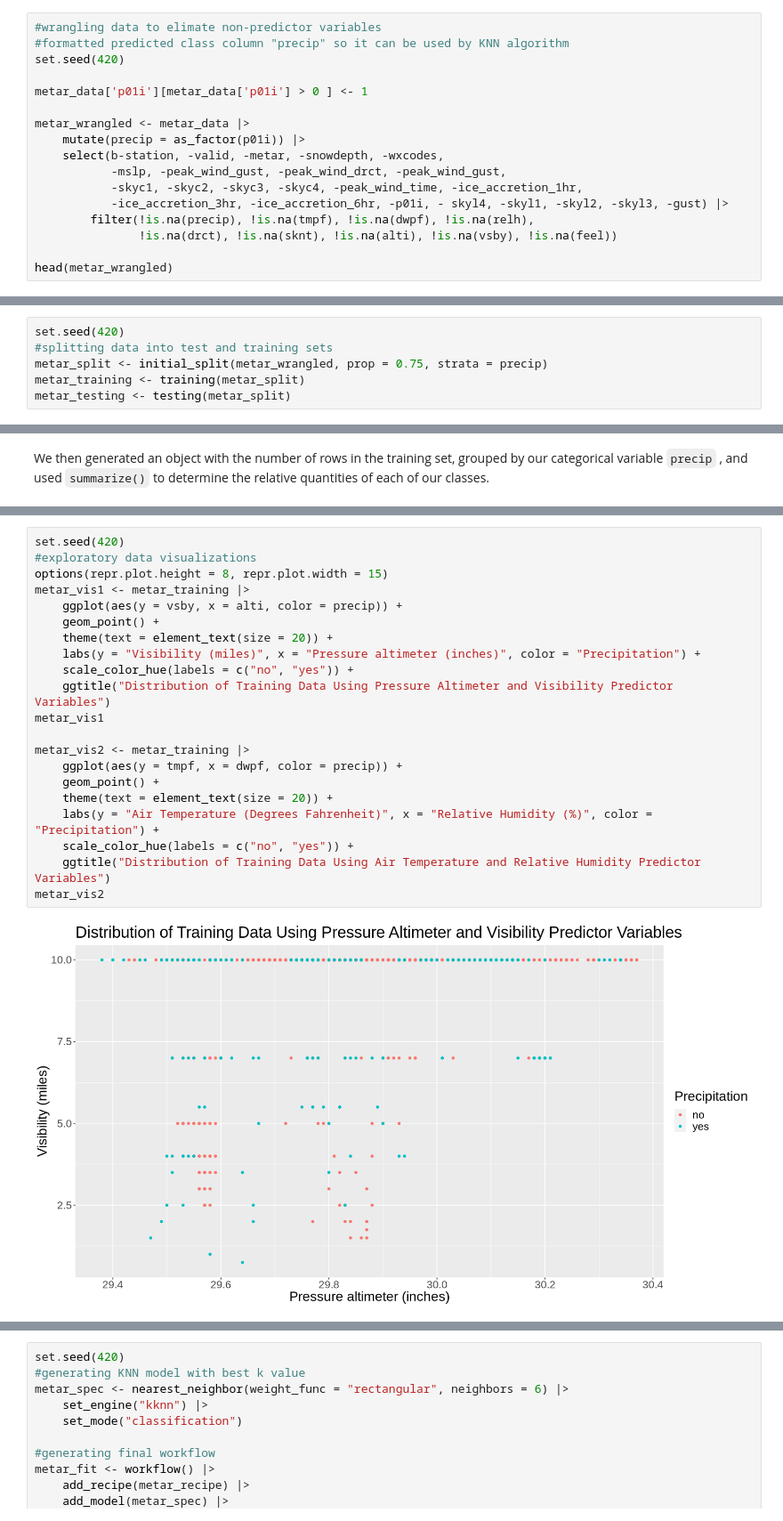
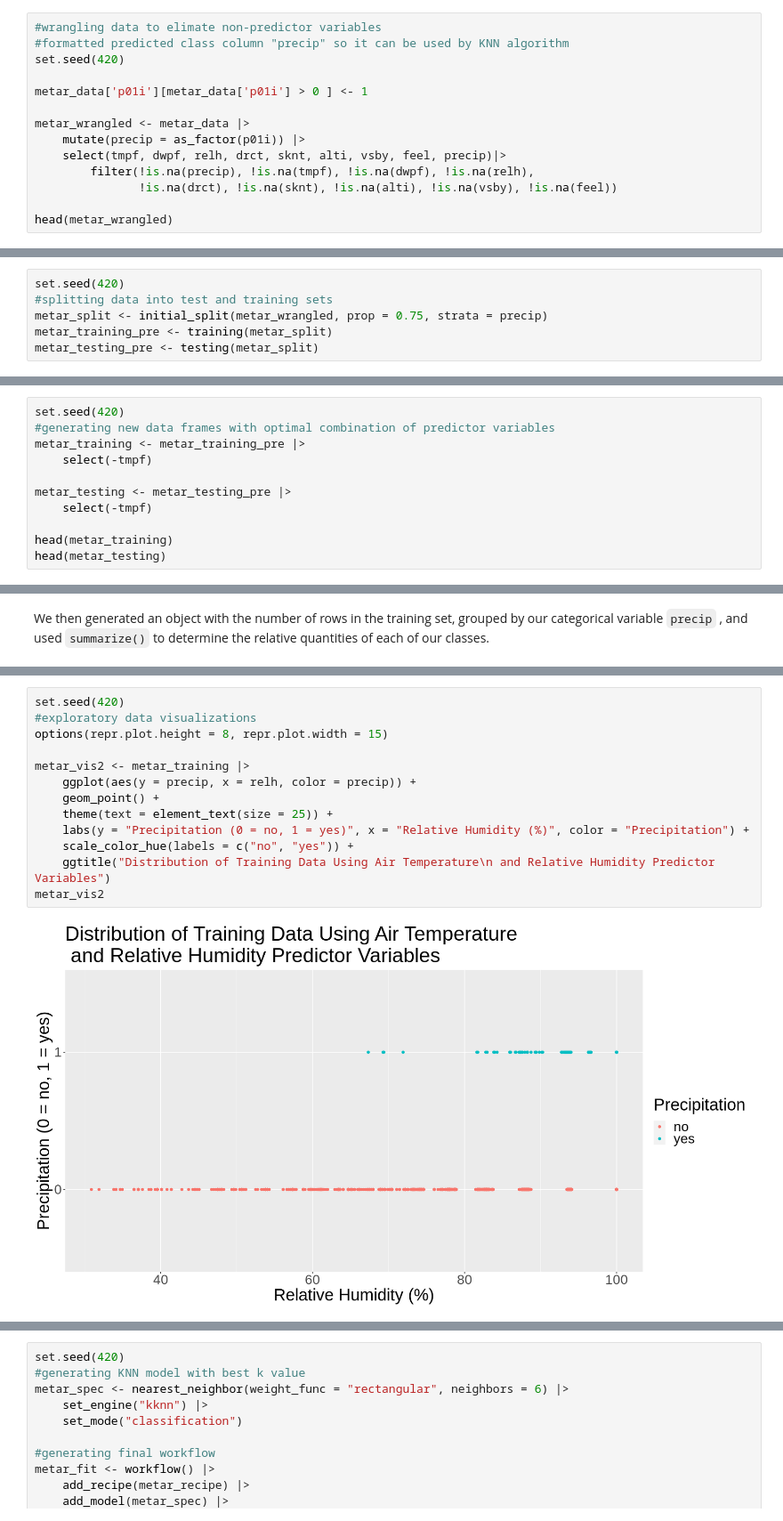
Before and after one commit to joobjoobsi/DSCI-group-44-project, a Jupyter notebook: GroupProject.ipynb, the cells around one changed output, grey strips where cells are left out. Shown: that part at 89% size. Saved outputs shown, nothing was run; the diff lists cells and outputs as text.

```diff
--- a/GroupProject.ipynb
+++ b/GroupProject.ipynb
@@ -64,10 +51,7 @@ metar_data['p01i'][metar_data['p01i'] > 0 ] <- 1
 
 metar_wrangled <- metar_data |>
     mutate(precip = as_factor(p01i)) |>
-    select(b-station, -valid, -metar, -snowdepth, -wxcodes,
-           -mslp, -peak_wind_gust, -peak_wind_drct, -peak_wind_gust,
-           -skyc1, -skyc2, -skyc3, -skyc4, -peak_wind_time, -ice_accretion_1hr,
-           -ice_accretion_3hr, -ice_accretion_6hr, -p01i, - skyl4, -skyl1, -skyl2, -skyl3, -gust) |>
+    select(tmpf, dwpf, relh, drct, sknt, alti, vsby, feel, precip)|>
         filter(!is.na(precip), !is.na(tmpf), !is.na(dwpf), !is.na(relh),
                !is.na(drct), !is.na(sknt), !is.na(alti), !is.na(vsby), !is.na(feel))
 
@@ -94,0 +71,6 @@ A tibble: 6 × 9
+# %%
+set.seed(420)
+#splitting data into test and training sets
+metar_split <- initial_split(metar_wrangled, prop = 0.75, strata = precip)
+metar_training_pre <- training(metar_split)
+metar_testing_pre <- testing(metar_split)
@@ -109,6 +177,11 @@ After wrangling our data, we split our original data frame so that 75% of observ
 # %%
 set.seed(420)
-#splitting data into test and training sets
-metar_split <- initial_split(metar_wrangled, prop = 0.75, strata = precip)
-metar_training <- training(metar_split)
-metar_testing <- testing(metar_split)
+#generating new data frames with optimal combination of predictor variables
+metar_training <- metar_training_pre |>
+    select(-tmpf)
+
+metar_testing <- metar_testing_pre |>
+    select(-tmpf)
+
+head(metar_training)
+head(metar_testing)
@@ -131,23 +231,15 @@ metar_classes
 # %%
 set.seed(420)
 #exploratory data visualizations
 options(repr.plot.height = 8, repr.plot.width = 15)
-metar_vis1 <- metar_training |>
-    ggplot(aes(y = vsby, x = alti, color = precip)) +
-    geom_point() +
-    theme(text = element_text(size = 20)) +
-    labs(y = "Visibility (miles)", x = "Pressure altimeter (inches)", color = "Precipitation") +
-    scale_color_hue(labels = c("no", "yes")) +
-    ggtitle("Distribution of Training Data Using Pressure Altimeter and Visibility Predictor Variables")
-metar_vis1
 
 metar_vis2 <- metar_training |>
-    ggplot(aes(y = tmpf, x = dwpf, color = precip)) +
+    ggplot(aes(y = precip, x = relh, color = precip)) +
     geom_point() +
-    theme(text = element_text(size = 20)) +
-    labs(y = "Air Temperature (Degrees Fahrenheit)", x = "Relative Humidity (%)", color = "Precipitation") +
+    theme(text = element_text(size = 25)) +
+    labs(y = "Precipitation (0 = no, 1 = yes)", x = "Relative Humidity (%)", color = "Precipitation") +
     scale_color_hue(labels = c("no", "yes")) +
-    ggtitle("Distribution of Training Data Using Air Temperature and Relative Humidity Predictor Variables")
+    ggtitle("Distribution of Training Data Using Air Temperature\n and Relative Humidity Predictor Variables")
 metar_vis2
 # %% [output]
-[figure, old version]
+[figure, new version]
```
Also changed, not shown: parts of 28 cells of this notebook.
